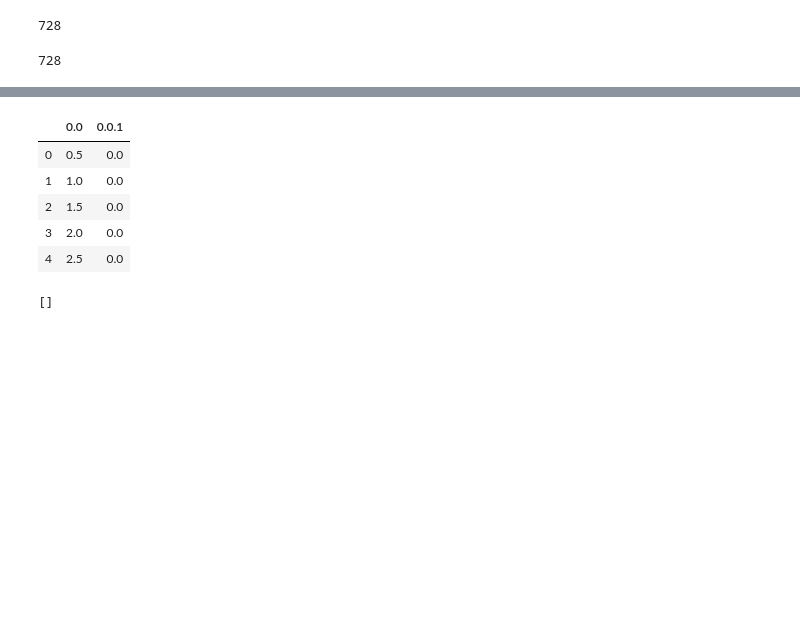
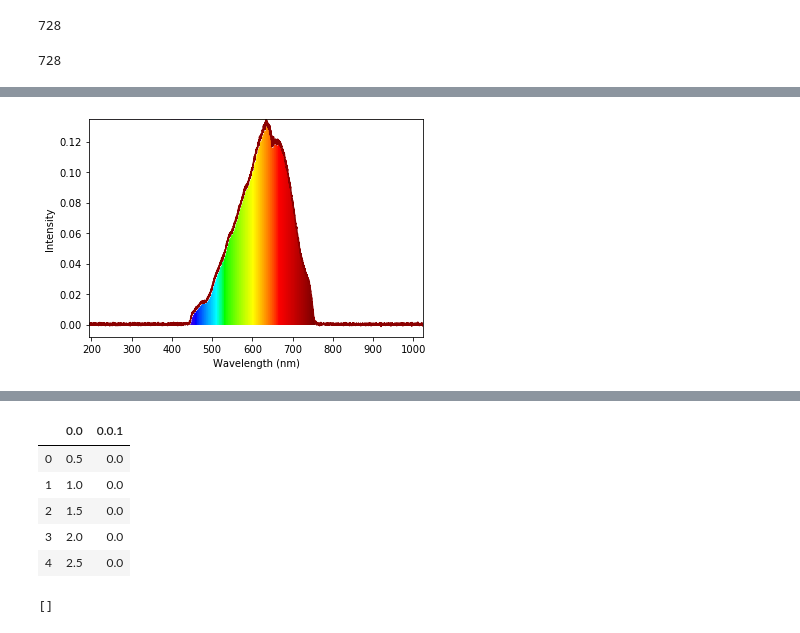
Before and after one commit to jrr1984/Prototipo0_S-D_SpectralGUI, a Jupyter notebook: spectral_gui/testing_line_profiler.ipynb, the cells around one changed output, grey strips where cells are left out. Saved outputs shown, nothing was run; the diff lists cells and outputs as text; code cells hidden in the pictures; blank space fills up the shorter version.

```diff
--- a/spectral_gui/testing_line_profiler.ipynb
+++ b/spectral_gui/testing_line_profiler.ipynb
@@ -177,3 +195,87 @@ inten_array = inten_file.iloc[:,0:].values
+# %%
+import numpy as np
+import matplotlib.pyplot as plt
+import matplotlib.colors
+
+
+def wavelength_to_rgb(wavelength, gamma=0.8):
+    ''' taken from http://www.noah.org/wiki/Wavelength_to_RGB_in_Python
+    This converts a given wavelength of light to an
+    approximate RGB color value. The wavelength must be given
+    in nanometers in the range from 380 nm through 750 nm
+    (789 THz through 400 THz).
+
+    Based on code by Dan Bruton
+    http://www.physics.sfasu.edu/astro/color/spectra.html
+    Additionally alpha value set to 0.5 outside range
+    '''
+    wavelength = float(wavelength)
+    if wavelength >= 380 and wavelength <= 750:
+        A = 1.
+    else:
+        A=0.5
+    if wavelength < 380:
+        wavelength = 380.
+    if wavelength >750:
+        wavelength = 750.
+    if wavelength >= 380 and wavelength <= 440:
+        attenuation = 0.3 + 0.7 * (wavelength - 380) / (440 - 380)
+        R = ((-(wavelength - 440) / (440 - 380)) * attenuation) ** gamma
+        G = 0.0
+        B = (1.0 * attenuation) ** gamma
+    elif wavelength >= 440 and wavelength <= 490:
+        R = 0.0
+        G = ((wavelength - 440) / (490 - 440)) ** gamma
+        B = 1.0
+    elif wavelength >= 490 and wavelength <= 510:
+        R = 0.0
+        G = 1.0
+        B = (-(wavelength - 510) / (510 - 490)) ** gamma
+    elif wavelength >= 510 and wavelength <= 580:
+        R = ((wavelength - 510) / (580 - 510)) ** gamma
+        G = 1.0
+        B = 0.0
+    elif wavelength >= 580 and wavelength <= 645:
+        R = 1.0
+        G = (-(wavelength - 645) / (645 - 580)) ** gamma
+        B = 0.0
+    elif wavelength >= 645 and wavelength <= 750:
+        attenuation = 0.3 + 0.7 * (750 - wavelength) / (750 - 645)
+        R = (1.0 * attenuation) ** gamma
+        G = 0.0
+        B = 0.0
+    else:
+        R = 0.0
+        G = 0.0
+        B = 0.0
+    return (R,G,B,A)
+
+clim=(350,780)
+norm = plt.Normalize(*clim)
+wl = np.arange(clim[0],clim[1]+1,2)
+colorlist = list(zip(norm(wl),[wavelength_to_rgb(w) for w in wl]))
+spectralmap = matplotlib.colors.LinearSegmentedColormap.from_list("spectrum", colorlist)
+
+#fig, axs = plt.subplots(1, 1, figsize=(8,4), tight_layout=True)
+
+wavelengths = wavel_array[:,0]
+spectrum = np.transpose(inten_array[10,:])
+plt.plot(wavel_array, spectrum, color='darkred')
+
+y = np.linspace(0, np.max(spectrum), 100)
+X,Y = np.meshgrid(wavelengths, y)
+
+extent=(np.min(wavelengths), np.max(wavelengths), np.min(y), np.max(y))
+
+plt.imshow(X, clim=clim,  extent=extent, cmap=spectralmap, aspect='auto')
+plt.xlabel('Wavelength (nm)')
+plt.ylabel('Intensity')
+
+plt.fill_between(wavelengths, spectrum, np.max(spectrum), color='w')
+
+plt.show()
+# %% [output]
+[figure, added]
 # %%
 wavels = []
 intens = []
```
Also changed, not shown: parts of 4 cells of this notebook, 2 other files.
